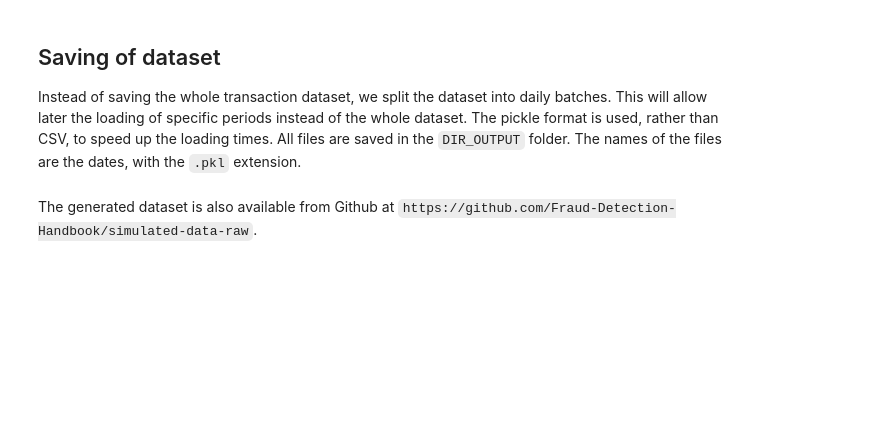
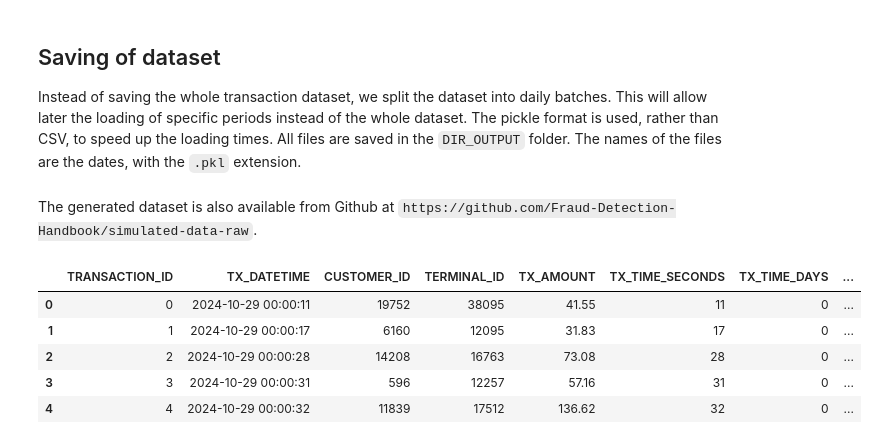
Before and after one commit to K0405Y/ccfrauddetection, a Jupyter notebook: SimulatedDataset.ipynb, the cells around one changed output. Drawn from its saved outputs; the diff is of its cells as text; code cells hidden in the pictures; blank space fills up the shorter version.

```diff
--- a/SimulatedDataset.ipynb
+++ b/SimulatedDataset.ipynb
@@ -569,19 +569,28 @@ The generated dataset is also available from Github at `https://github.com/Fraud
 # %%
 import os
 import pandas as pd
 
 # Define the directory containing the .pkl files
 directory = 'C:/ccfrauddetection/data/'
 
 # List to store DataFrames
 df_list = []
 
 # Iterate over files in the directory
 for filename in os.listdir(directory):
-    if filename.endswith('.pkl'):
+    if filename.endswith('.csv'):
         file_path = os.path.join(directory, filename)
-        df = pd.read_pickle(file_path)
+        df = pd.read_csv(file_path)
         df_list.append(df)
 
 # Concatenate all DataFrames into a single DataFrame
 combined_df = pd.concat(df_list, ignore_index=True)
+
+combined_df.head()
+# %% [output]
+|  | TRANSACTION_ID | TX_DATETIME | CUSTOMER_ID | TERMINAL_ID | TX_AMOUNT | TX_TIME_SECONDS | TX_TIME_DAYS | ... |
+| 0 | 0 | 2024-10-29 00:00:11 | 19752 | 38095 | 41.55 | 11 | 0 | ... |
+| 1 | 1 | 2024-10-29 00:00:17 | 6160 | 12095 | 31.83 | 17 | 0 | ... |
+| 2 | 2 | 2024-10-29 00:00:28 | 14208 | 16763 | 73.08 | 28 | 0 | ... |
+| 3 | 3 | 2024-10-29 00:00:31 | 596 | 12257 | 57.16 | 31 | 0 | ... |
+| 4 | 4 | 2024-10-29 00:00:32 | 11839 | 17512 | 136.62 | 32 | 0 | ... |
```
Also changed, not shown: 2 other files.
